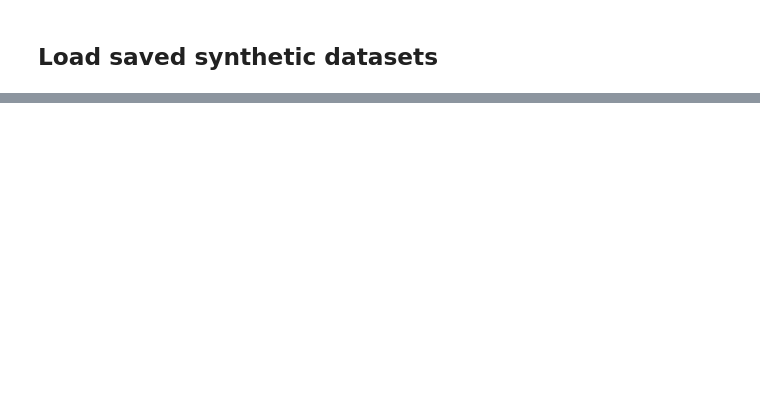
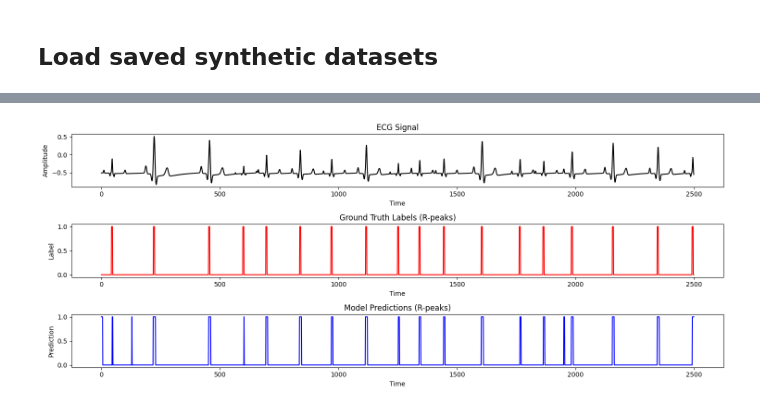
Before and after one commit to asimx07/afib-thesis, a Jupyter notebook: training.ipynb, the cells around one changed output, grey strips where cells are left out. Drawn from its saved outputs; the diff is of its cells as text; code cells hidden in the pictures; blank space fills up the shorter version.

Commit message:
model trained and tested

```diff
--- a/training.ipynb
+++ b/training.ipynb
@@ -38,0 +320,51 @@ afib_df
+# %%
+import matplotlib.pyplot as plt
+
+def plot_ecg_results(signal, labels, predictions, sample_index=0):
+    """
+    Plots ECG signal, ground truth labels, and model predictions.
+
+    Args:
+    - signal (numpy array): The ECG signals, shape should be (num_samples, num_time_steps).
+    - labels (numpy array): The ground truth labels, shape should be (num_samples, num_time_steps).
+    - predictions (numpy array): The model predictions, shape should be (num_samples, num_time_steps).
+    - sample_index (int): The index of the sample to plot.
+    """
+    # Select the sample to plot
+    ecg_signal = signal[sample_index]
+    ground_truth = labels[sample_index]
+    model_predictions = predictions[sample_index]
+
+    # Plotting
+    plt.figure(figsize=(15, 6))
+
+    # Plot ECG Signal
+    plt.subplot(3, 1, 1)
+    plt.plot(ecg_signal, color='black')
+    plt.title('ECG Signal')
+    plt.xlabel('Time')
+    plt.ylabel('Amplitude')
+
+    # Plot Ground Truth Labels
+    plt.subplot(3, 1, 2)
+    plt.plot(ground_truth, color='red')
+    plt.title('Ground Truth Labels (R-peaks)')
+    plt.xlabel('Time')
+    plt.ylabel('Label')
+
+    # Plot Model Predictions
+    plt.subplot(3, 1, 3)
+    plt.plot(model_predictions, color='blue')
+    plt.title('Model Predictions (R-peaks)')
+    plt.xlabel('Time')
+    plt.ylabel('Prediction')
+
+    plt.tight_layout()
+    plt.show()
+
+# Example usage
+# Ensure you have reshaped your predictions for plotting
+y_pred_binary = (y_pred > 0.3).astype(int)
+plot_ecg_results(X_test, y_test, y_pred_binary, sample_index=0)
+# %% [output]
+[figure, added]
```
Also changed, not shown: parts of 14 cells of this notebook, 13 other files.
